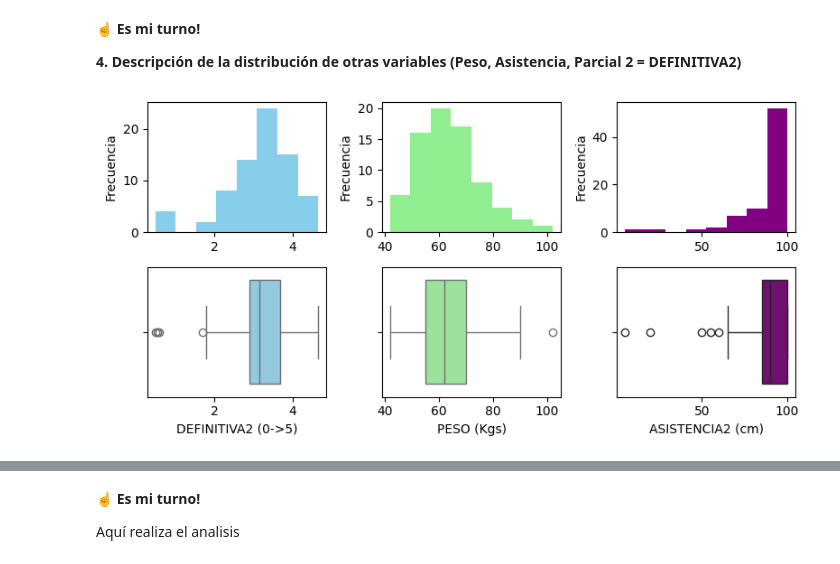
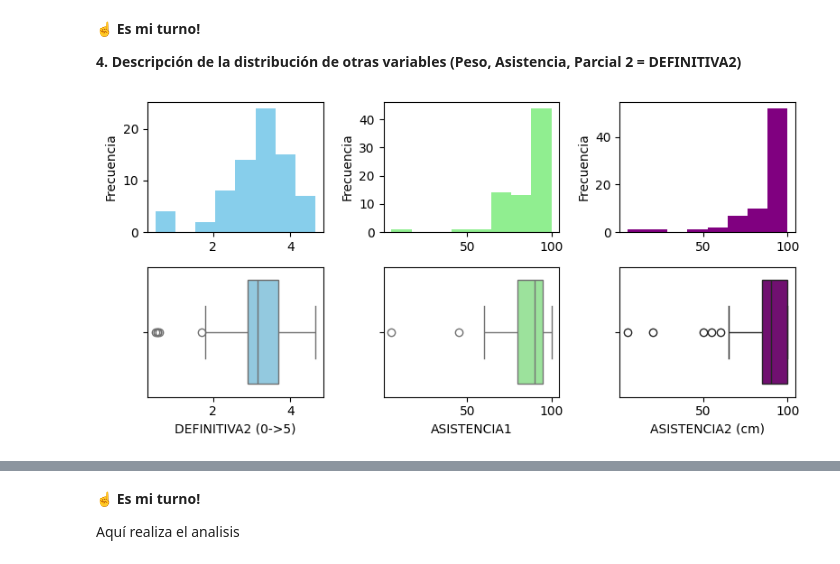
Before and after one commit to lrivero54/Estadistista-Computarizada, a Jupyter notebook: Copia_de_04_Semana_4_S1_Estadistica_Computarizada_Lisseth.ipynb, the cells around one changed output, grey strips where cells are left out. Saved outputs shown, nothing was run; the diff lists cells and outputs as text; code cells hidden in the pictures.

```diff
--- a/Copia_de_04_Semana_4_S1_Estadistica_Computarizada_Lisseth.ipynb
+++ b/Copia_de_04_Semana_4_S1_Estadistica_Computarizada_Lisseth.ipynb
@@ -790,40 +790,46 @@ plt.hist(df['DEFINITIVA2'], bins=8, color='skyblue')
 #plt.xlabel('Definitiva (0->5)')
 plt.ylabel('Frecuencia')
 
-# Histograma de edades
+# Histograma de Asistencia 1
 plt.subplot(2, 3, 2)
-plt.hist(df['PESO'], bins=8, color='lightgreen')
-#plt.title('Distribución de Edad')
-#plt.xlabel('Edad (Años)')
+plt.hist(df['ASISTENCIA1'], bins=8, color='lightgreen')
+#plt.title('Distribución de ASISTENCIA1')
+#plt.xlabel('Asistencia1')
+plt.ylabel('Frecuencia')
+
+# Histograma de Asistencia 2
+plt.subplot(2, 3, 3)
+plt.hist(df['ASISTENCIA2'], bins=8, color='purple')
+#plt.title('Distribución de Asistencia')
 plt.ylabel('Frecuencia')
 
 # Boxplot de las PARCIAL 2
 plt.subplot(2, 3, 4)
 sns.boxplot(data=df, x='DEFINITIVA2', color='skyblue')
 #plt.title('Distribución de Notas Definitivas')
 plt.xlabel('DEFINITIVA2 (0->5)')
 
-# Boxplot PESO
+# Boxplot ASISTENCIA 1
 plt.subplot(2, 3, 5)
-sns.boxplot(data=df, x='PESO', color='lightgreen')
-plt.xlabel('PESO (Kgs)')
+sns.boxplot(data=df, x='ASISTENCIA1', color='lightgreen')
+plt.xlabel('ASISTENCIA1')
 #plt.title('Distribución de Notas Definitivas')
 
 # Histograma de la ASISTENCIA2
 plt.subplot(2, 3, 3)
 plt.hist(df['ASISTENCIA2'], bins=8, color='purple')
 #plt.title('Distribución de Asistencia')
 plt.ylabel('Frecuencia')
 #plt.xlabel('Estatura (cm)')
 
 # Boxplot de ASISTENCIA2
 plt.subplot(2, 3, 6)
 sns.boxplot(data=df, x='ASISTENCIA2', color='purple')
 #plt.title('Distribución de la Asistencia')
 plt.xlabel('ASISTENCIA2 (cm)')
 
 #ajustar espaciado entre subplot
 plt.tight_layout()
 plt.show()
 # %% [output]
-[figure, old version]
+[figure, new version]
```
Also changed, not shown: parts of 4 cells of this notebook.
